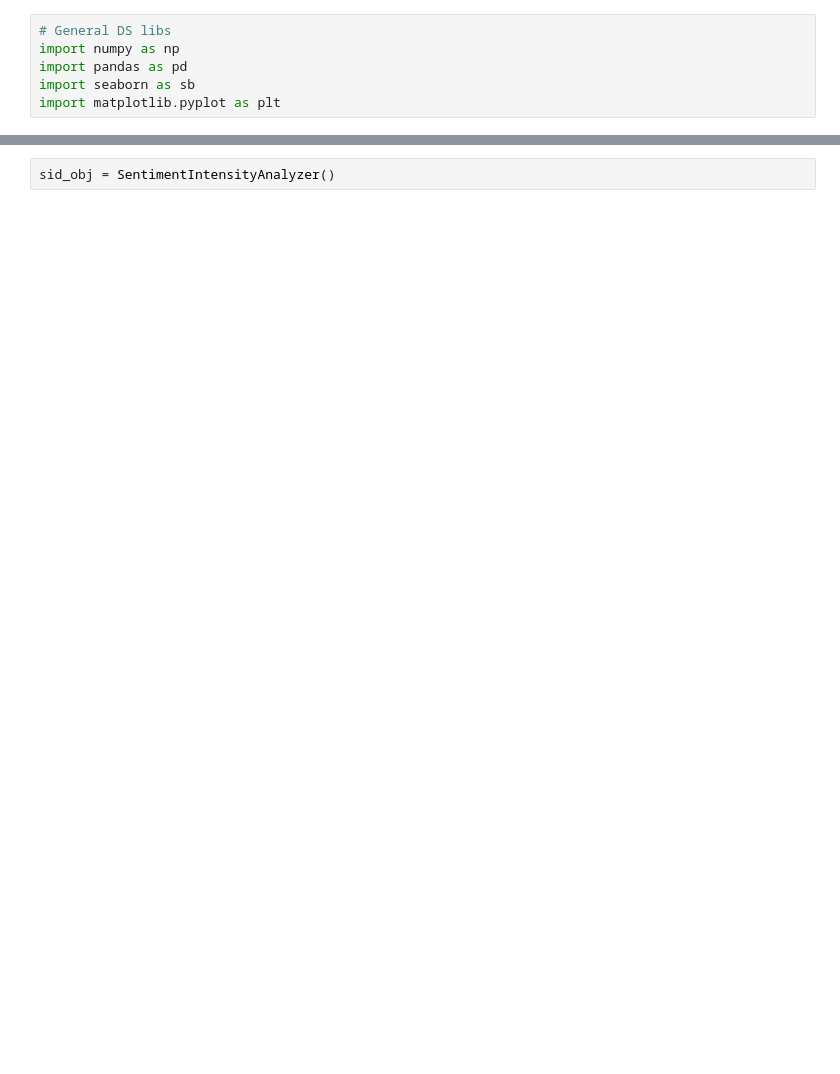
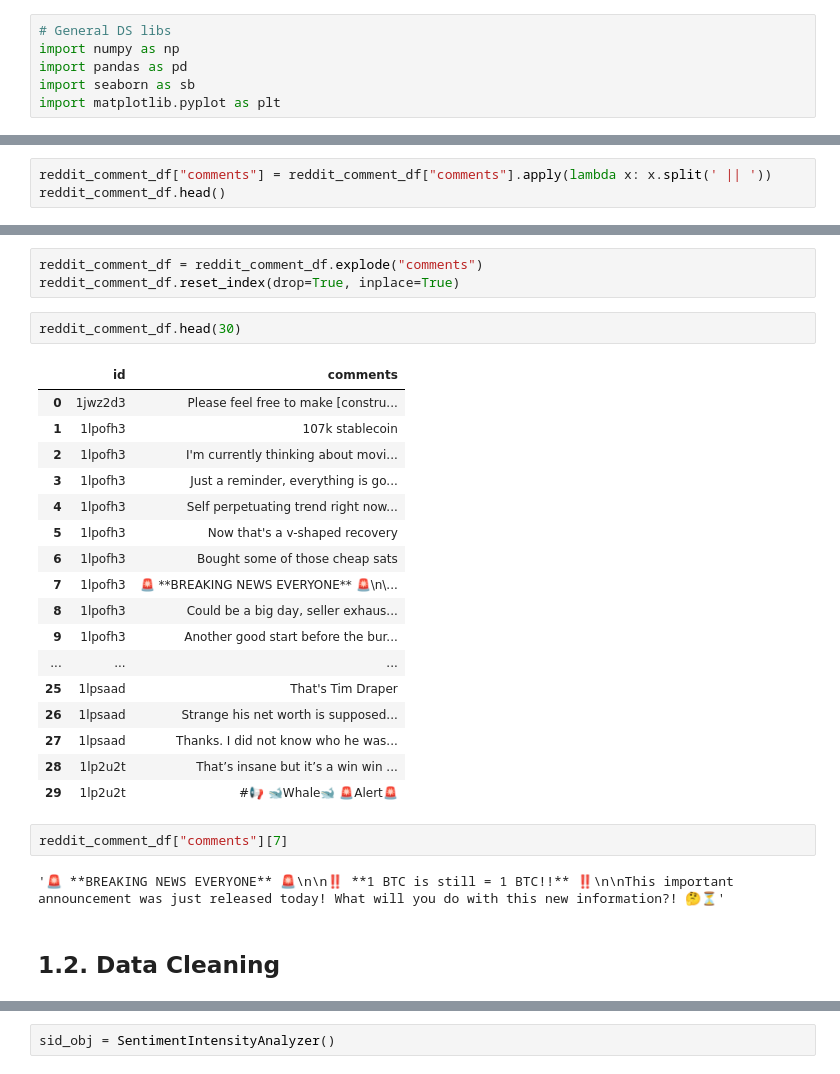
Before and after one commit to shejiac/sentiment_street, a Jupyter notebook: notebooks/sent_analysis.ipynb, the cells around one changed output, grey strips where cells are left out. Cells and saved outputs as stored; diff of their text form; blank space fills up the shorter version.

```diff
--- a/notebooks/sent_analysis.ipynb
+++ b/notebooks/sent_analysis.ipynb
@@ -43,0 +80,3 @@ reddit_df.head()
+# %%
+reddit_comment_df["comments"] = reddit_comment_df["comments"].apply(lambda x: x.split(' || '))
+reddit_comment_df.head()
@@ -43,0 +90,29 @@ reddit_df.head()
+# %%
+reddit_comment_df = reddit_comment_df.explode("comments")
+reddit_comment_df.reset_index(drop=True, inplace=True)
+# %%
+reddit_comment_df.head(30)
+# %% [output]
+|  | id | comments |
+| 0 | 1jwz2d3 | Please feel free to make [constru... |
+| 1 | 1lpofh3 | 107k stablecoin |
+| 2 | 1lpofh3 | I'm currently thinking about movi... |
+| 3 | 1lpofh3 | Just a reminder, everything is go... |
+| 4 | 1lpofh3 | Self perpetuating trend right now... |
+| 5 | 1lpofh3 | Now that's a v-shaped recovery |
+| 6 | 1lpofh3 | Bought some of those cheap sats |
+| 7 | 1lpofh3 | 🚨 **BREAKING NEWS EVERYONE** 🚨\n\... |
+| 8 | 1lpofh3 | Could be a big day, seller exhaus... |
+| 9 | 1lpofh3 | Another good start before the bur... |
+| ... | ... | ... |
+| 25 | 1lpsaad | That's Tim Draper |
+| 26 | 1lpsaad | Strange his net worth is supposed... |
+| 27 | 1lpsaad | Thanks. I did not know who he was... |
+| 28 | 1lp2u2t | That’s insane but it’s a win win ... |
+| 29 | 1lp2u2t | #📢 🐋Whale🐋 🚨Alert🚨 |
+# %%
+reddit_comment_df["comments"][7]
+# %% [output]
+'🚨 **BREAKING NEWS EVERYONE** 🚨\n\n‼️ **1 BTC is still = 1 BTC!!** ‼️\n\nThis important announcement was just released today! What will you do with this new information?! 🤔⏳'
+# %% [markdown]
+## 1.2. Data Cleaning
```
Also changed, not shown: parts of 38 cells of this notebook, 1 other file.
